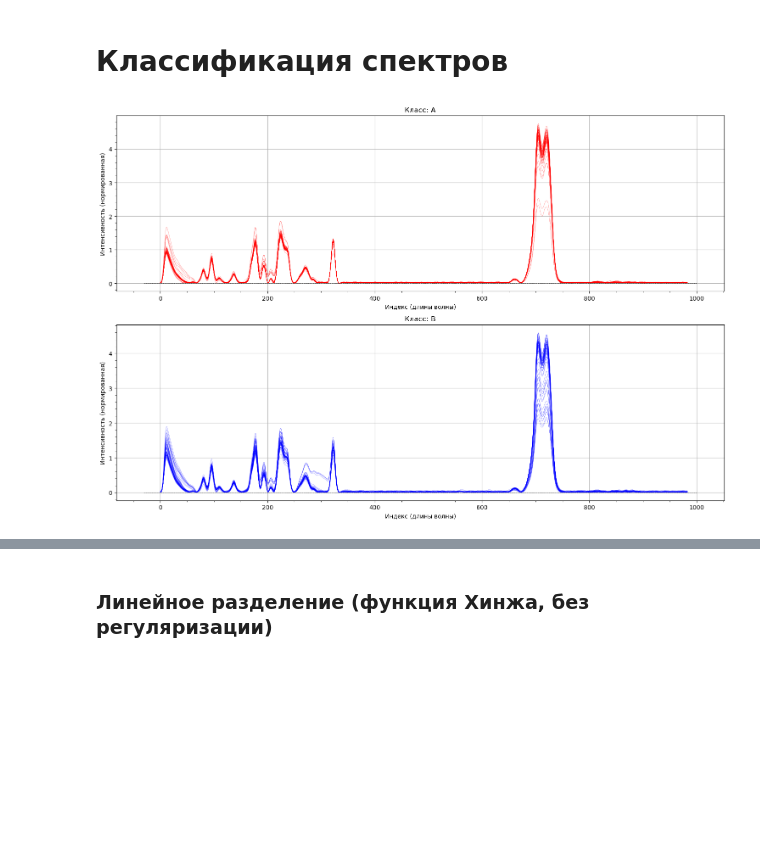
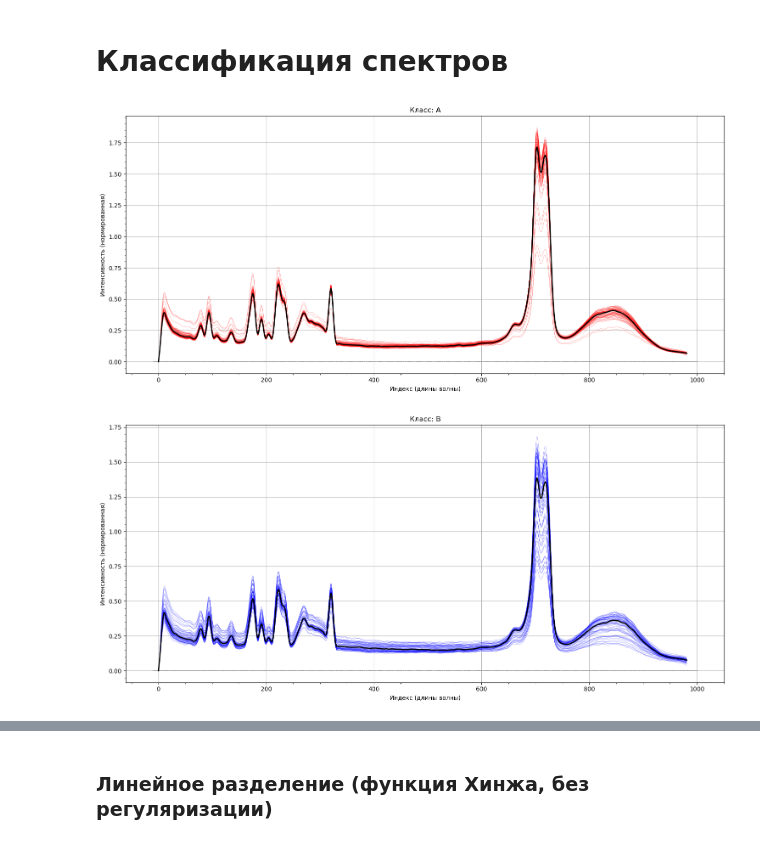
Before and after one commit to intellimath/mlgrad, a Jupyter notebook: examples/robml_book/cls_spectra.ipynb, the cells around one changed output, grey strips where cells are left out. Drawn from its saved outputs; the diff is of its cells as text; code cells hidden in the pictures; blank space fills up the shorter version.

```diff
--- a/examples/robml_book/cls_spectra.ipynb
+++ b/examples/robml_book/cls_spectra.ipynb
@@ -106,45 +185,57 @@ def load_data(root):
 # %%
 d = load_data("Table")
 
-plt.figure(figsize=(15,10))
 for i, key in enumerate(d):
-    plt.subplot(2,1,i+1)
+    nn = len(d)
     Xs, Ys = d[key]
     if key == '191':
         color = 'b'
         title = "B"
     if key == '606':
         color = 'r'
         title = "A"
 
+    plt.figure(figsize=(15,7))
     for k in range(len(Xs)):
         xs = Xs[k]
         ys = Ys[k]
-        ys = smooth.whittaker(ys, tau=10.0)
+        ys = smooth.whittaker(ys, tau2=10.0, h=0.001, func=funcs.Square())
         # ys = rampy.smooth(xs, ys, method="whittaker", Lambda=4.0)
-        bs, _ = pybaselines.whittaker.aspls(ys, x_data=xs, lam=1.0e5, max_iter=200, tol=0.0001)
-        # bs, _ = pybaselines.morphological.mor(ys, x_data=xs)
-        ys = ys - bs
-        # ys = smooth.whittaker(ys, tau=10.0)
+        # bs, _ = pybaselines.whittaker.aspls(ys, lam=1.0e5)
+        # bs, _ = pybaselines.morphological.mor(ys)
+        # ys = ys - bs
+        # ys = smooth.whittaker(ys, tau2=10.0)
         ys -= ys.min()
         ys /= np.trapz(ys, xs)
         ys *= 1000
         Ys[k,:] = ys
 
         # plt.plot(ys, color=color, linewidth=0.2, marker='s', markersize=2)
         plt.plot(ys, color=color, linewidth=0.2)
 
-    plt.hlines(0, -30, 1000, linewidth=0.5, colors='k', linestyle='--')
-    # plt.xlim(670, 750)
+    plt.plot(np.median(Ys, axis=0), color='k', linewidth=2.0)
+    plt.hlines(0, -10, 1000, linewidth=0.5, colors='k', linestyle='--')
+    # plt.xlim(100, 300)
     plt.minorticks_on()
     plt.xlabel("Индекс (длины волны)")
     plt.ylabel("Интенсивность (нормированная)")
     plt.title(f"Класс: {title}")
     plt.grid(1)
-plt.tight_layout()
-plt.show()
+    plt.tight_layout()
+    plt.show()
+
+    # plt.figure(figsize=(10,3))
+    # plt.title(f"Класс: {title}")
+    # ys_med =
+    # for y in Ys:
+    #     s = abs(y - np.median(y))
+    #     z = 0.67449 * s / np.median(s)
+    #     plt.plot(sorted(z), linewidth=0.5)
+    # plt.hlines(3.5, 0, 30, color=color, linewidth=1.5)
+    # plt.show()
 # %% [output]
-[figure, old version]
+[figure, new version]
+[figure, added]
 # %%
 for i, key in enumerate(d):
     Xs, Ys = d[key]
```
Also changed, not shown: parts of 30 cells of this notebook, 14 other files.
